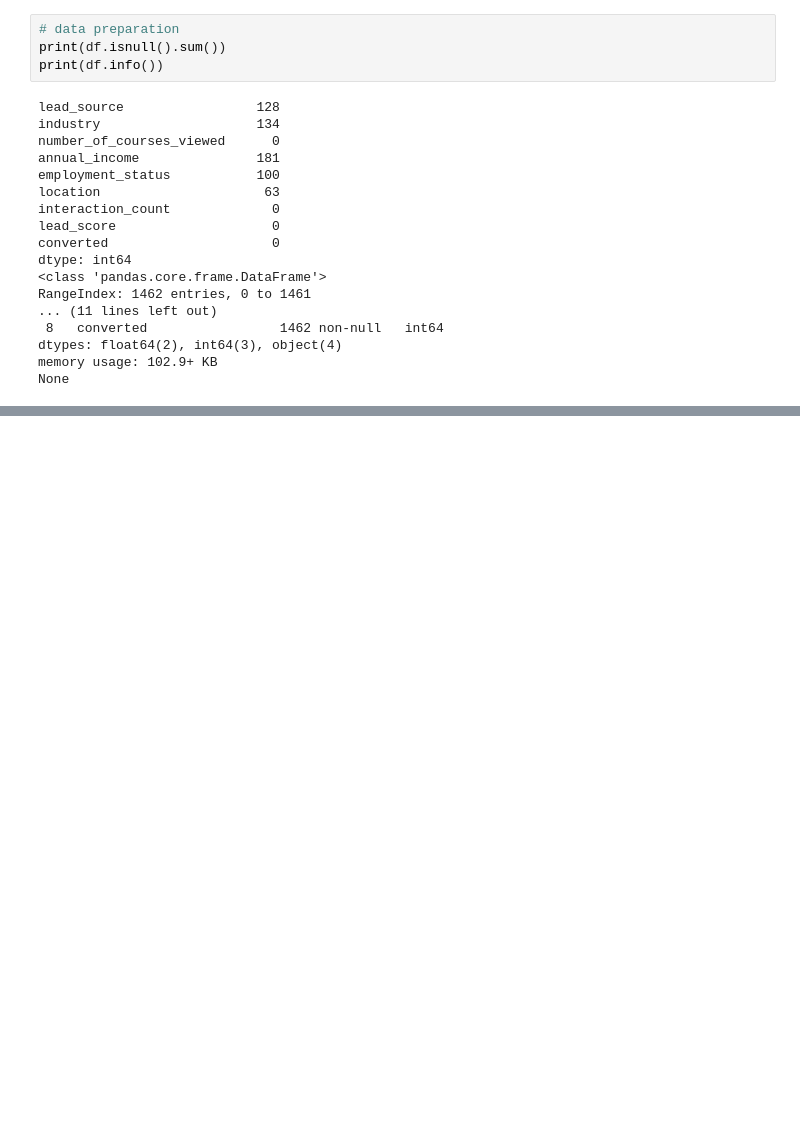
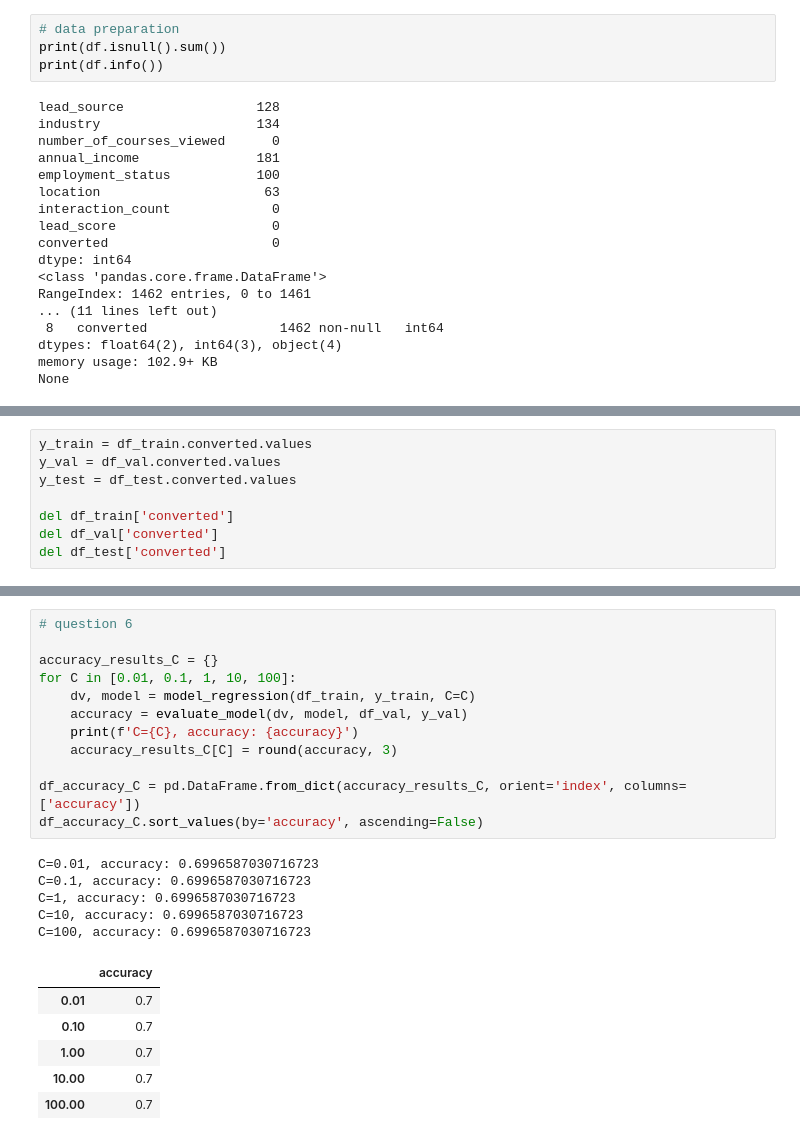
Before and after one commit to ferdlpz/machine-learning-zoomcamp-homework, a Jupyter notebook: 03 - Classification/Homework3.ipynb, the cells around one changed output, grey strips where cells are left out. Saved outputs shown, nothing was run; the diff lists cells and outputs as text; blank space fills up the shorter version.

```diff
--- a/03 - Classification/Homework3.ipynb
+++ b/03 - Classification/Homework3.ipynb
@@ -72,0 +78,8 @@ df[num_cols].corr()
+# %%
+y_train = df_train.converted.values
+y_val = df_val.converted.values
+y_test = df_test.converted.values
+
+del df_train['converted']
+del df_val['converted']
+del df_test['converted']
@@ -72,0 +175,24 @@ df[num_cols].corr()
+# %%
+# question 6
+
+accuracy_results_C = {}
+for C in [0.01, 0.1, 1, 10, 100]:
+    dv, model = model_regression(df_train, y_train, C=C)
+    accuracy = evaluate_model(dv, model, df_val, y_val)
+    print(f'C={C}, accuracy: {accuracy}')
+    accuracy_results_C[C] = round(accuracy, 3)
+
+df_accuracy_C = pd.DataFrame.from_dict(accuracy_results_C, orient='index', columns=['accuracy'])
+df_accuracy_C.sort_values(by='accuracy', ascending=False)
+# %% [output]
+C=0.01, accuracy: 0.6996587030716723
+C=0.1, accuracy: 0.6996587030716723
+C=1, accuracy: 0.6996587030716723
+C=10, accuracy: 0.6996587030716723
+C=100, accuracy: 0.6996587030716723
+|  | accuracy |
+| 0.01 | 0.7 |
+| 0.10 | 0.7 |
+| 1.00 | 0.7 |
+| 10.00 | 0.7 |
+| 100.00 | 0.7 |
```
Also changed, not shown: parts of 13 cells of this notebook, 1 other file.
